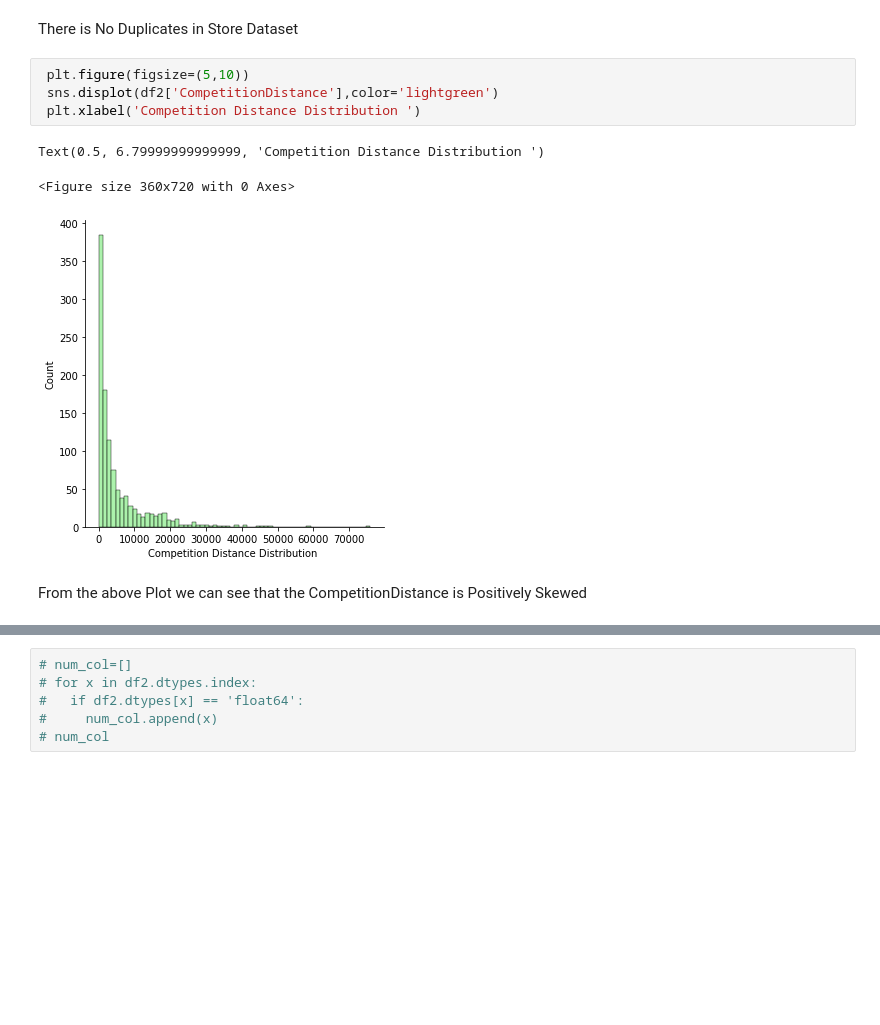
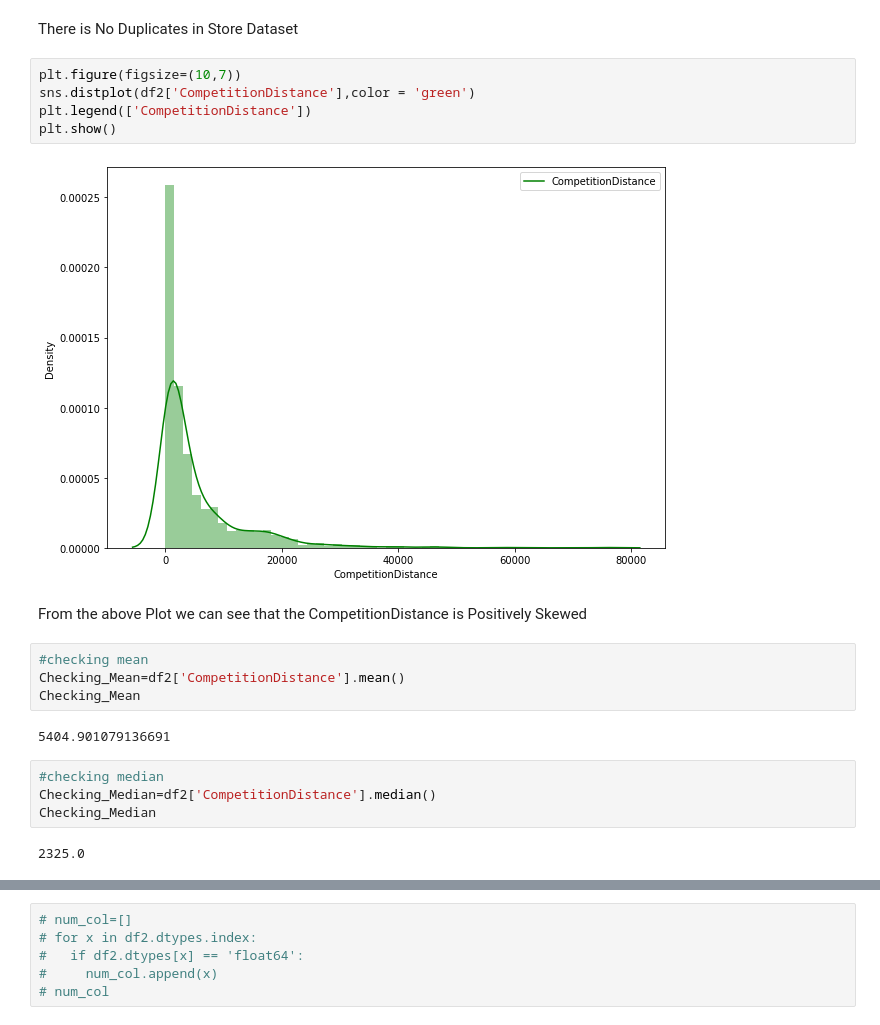
Before and after one commit to SaniyaBubere/ML_Regression_Retails_Sales_Prediction, a Jupyter notebook: ML_Regression_Retails_sales_Prediction.ipynb, the cells around one changed output, grey strips where cells are left out. Drawn from its saved outputs; the diff is of its cells as text; blank space fills up the shorter version.

```diff
--- a/ML_Regression_Retails_sales_Prediction.ipynb
+++ b/ML_Regression_Retails_sales_Prediction.ipynb
@@ -229,12 +229,23 @@ df2.duplicated().sum()
 # %% [markdown]
 There is No Duplicates in Store Dataset
 # %%
- plt.figure(figsize=(5,10))
- sns.displot(df2['CompetitionDistance'],color='lightgreen')
- plt.xlabel('Competition Distance Distribution ')
+plt.figure(figsize=(10,7))
+sns.distplot(df2['CompetitionDistance'],color = 'green')
+plt.legend(['CompetitionDistance'])
+plt.show()
 # %% [output]
-Text(0.5, 6.79999999999999, 'Competition Distance Distribution ')
-<Figure size 360x720 with 0 Axes>
-[figure, old version]
+[figure, new version]
 # %% [markdown]
 From the above Plot we can see that the CompetitionDistance is Positively Skewed
+# %%
+#checking mean
+Checking_Mean=df2['CompetitionDistance'].mean()
+Checking_Mean
+# %% [output]
+5404.901079136691
+# %%
+#checking median
+Checking_Median=df2['CompetitionDistance'].median()
+Checking_Median
+# %% [output]
+2325.0
```
Also changed, not shown: parts of 52 cells of this notebook.
